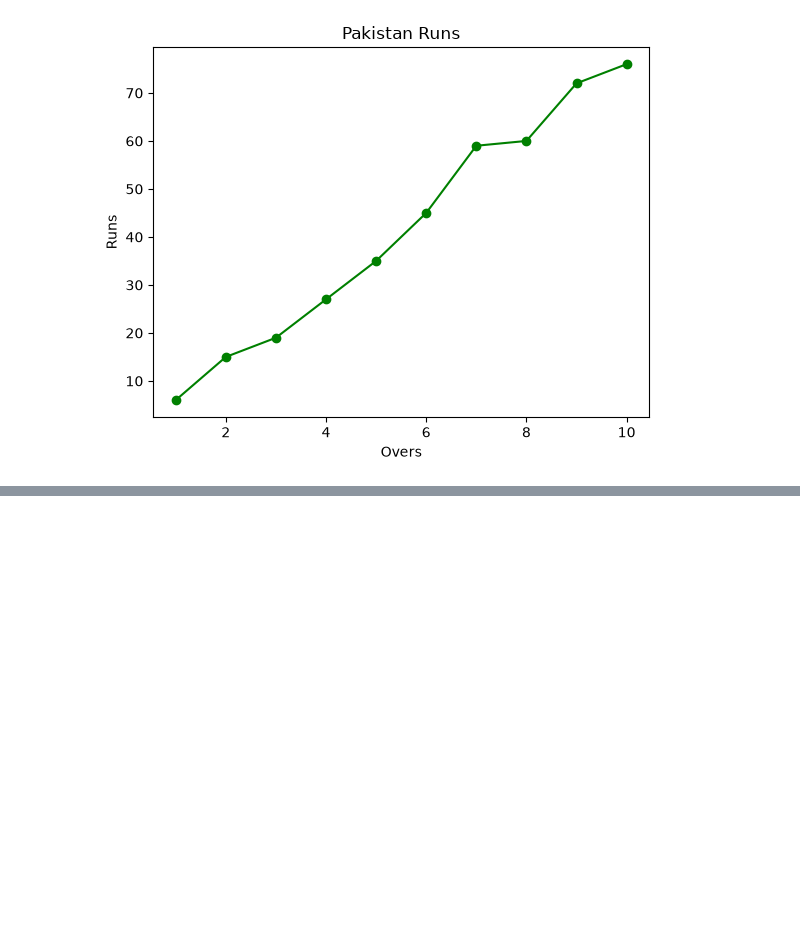
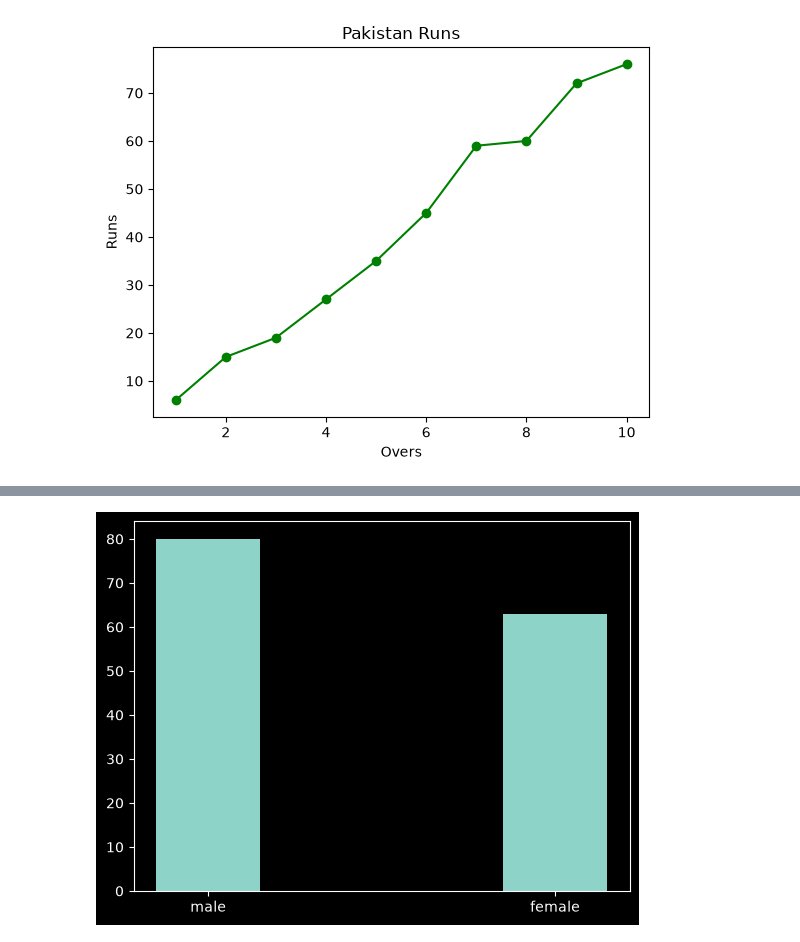
Before and after one commit to adilfarooqkhan-ds/Analytics, a Jupyter notebook: Matplotlib/index.ipynb, the cells around one changed output, grey strips where cells are left out. Saved outputs shown, nothing was run; the diff lists cells and outputs as text; code cells hidden in the pictures; blank space fills up the shorter version.

```diff
--- a/Matplotlib/index.ipynb
+++ b/Matplotlib/index.ipynb
@@ -88,0 +134,2 @@ plt.style.use('dark_background')
+# %%
+data = pd.read_csv(r"C:\Users\Lenovo\Downloads\archive\train.csv")
@@ -88,0 +166,5 @@ plt.style.use('dark_background')
+# %%
+plt.bar(data['Sex'],data['Age'],width=0.3)
+plt.show()
+# %% [output]
+[figure, added]
```
Also changed, not shown: parts of 15 cells of this notebook, 1 other file.
